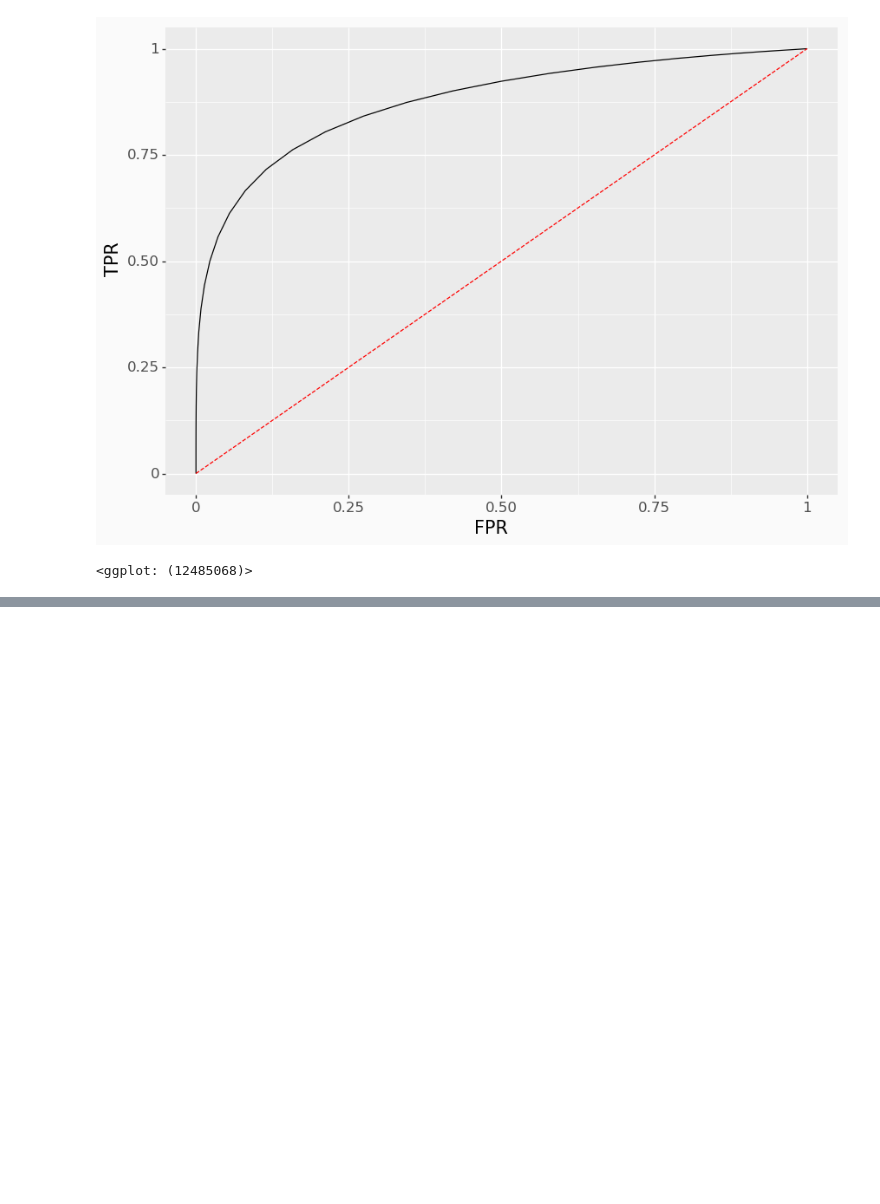
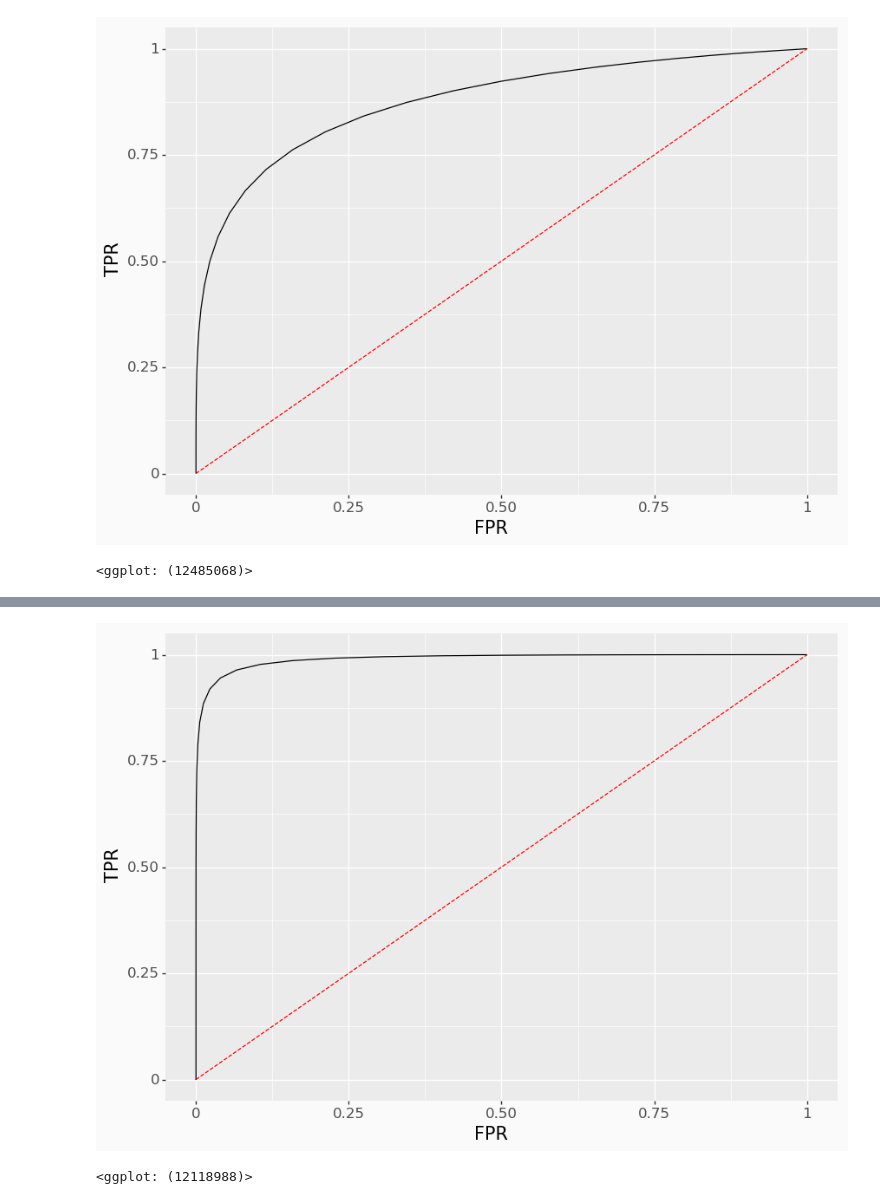
Before and after one commit to MichoelSnow/crtp, a Jupyter notebook: dig_trans_healthcare/Course/04_evaluating_predictions/images.ipynb, the cells around one changed output, grey strips where cells are left out. Saved outputs shown, nothing was run; the diff lists cells and outputs as text; code cells hidden in the pictures; blank space fills up the shorter version.

```diff
--- a/dig_trans_healthcare/Course/04_evaluating_predictions/images.ipynb
+++ b/dig_trans_healthcare/Course/04_evaluating_predictions/images.ipynb
@@ -111,0 +177,25 @@ p2.save(f'{PATH_I}/ROC.pdf')
+# %%
+eps = 10**-20
+mn_p = 40
+mn_n = 25
+scl_p = 5
+scl_n = 4
+prp_p = 0.65
+prp_n = 1-prp_p
+TN, FN = [], []
+TN = stats.norm.cdf(range(100),loc=mn_n,scale=scl_n)*prp_n
+FN = stats.norm.cdf(range(100),loc=mn_p,scale=scl_p)*prp_p
+TP = prp_p-FN
+FP = prp_n-TN
+sens = (TP+eps)/(TP+FN+eps)
+spec = (TN+eps)/(TN+FP+eps)
+PPV = (TP+eps)/(TP+FP+eps)
+NPV = (TN+eps)/(TN+FN+eps)
+# %%
+df_cdf = pd.DataFrame({'TPR':sens,'FPR':1-spec})
+diag = pd.DataFrame({'x':[0,1],'y':[0,1]})
+p2 = ggplot() + geom_line(df_cdf,aes('FPR','TPR'))  + geom_line(diag, aes('x','y'),linetype='dashed',color='r') + tex_theme
+p2
+# %% [output]
+[figure, added]
+<ggplot: (12118988)>
```
Also changed, not shown: parts of 18 cells of this notebook, 9 other files.
